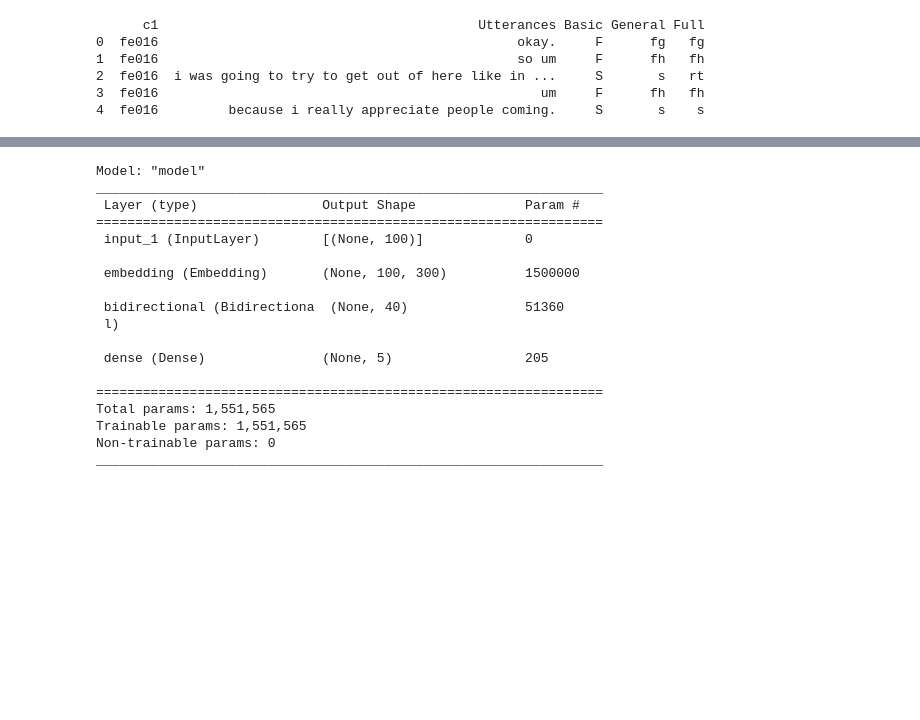
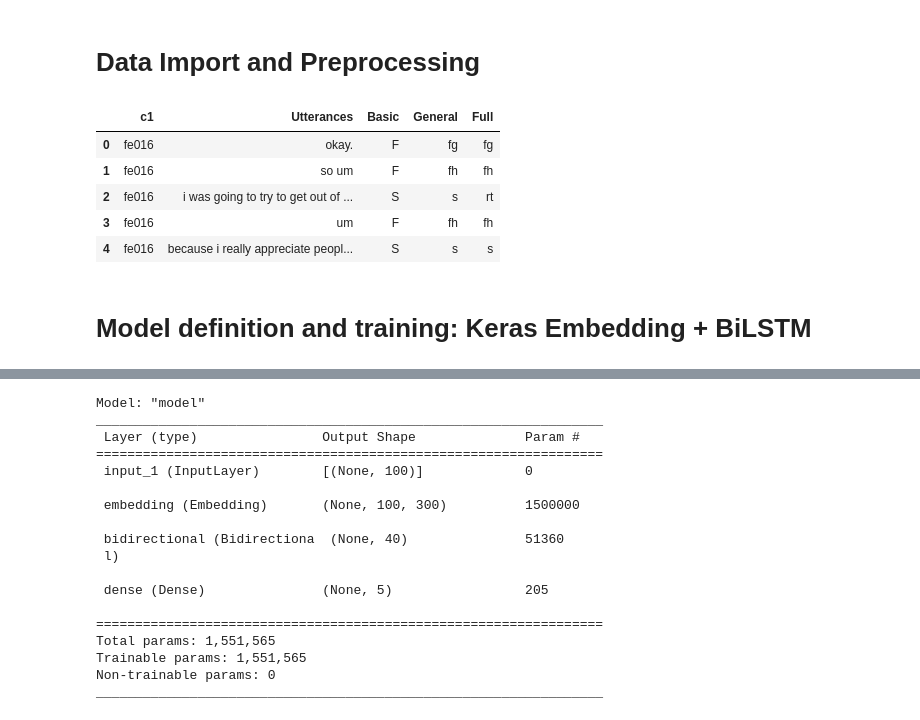
Before and after one commit to hitMaan351/Intents-Classification-in-dialogue, a Jupyter notebook: Models/1_KerasEmbedding+BiLSTM.ipynb, the cells around one changed output, grey strips where cells are left out. Cells and saved outputs as stored; diff of their text form; code cells hidden in the pictures; blank space fills up the shorter version.

```diff
--- a/Models/1_KerasEmbedding+BiLSTM.ipynb
+++ b/Models/1_KerasEmbedding+BiLSTM.ipynb
@@ -49,14 +27,23 @@ def DA_label_count(data):
+# %% [markdown]
+# Data Import and Preprocessing
+# %%
+def import_data_and_tokenizer(path_to_data):
+    #Import data
+    full_data = pd.read_csv(path_to_data, delimiter='|', names=column_names)
+
+    #Create tokenizer
+    tokenizer = Tokenizer(num_words = 5000, split=" ")
+    tokenizer.fit_on_texts(full_data['Utterances'].values)
+
+    return full_data, tokenizer
 # %%
-############ Renommage des colonnes grace aux talents de NLPeur  ################
-column_names = ['c1', 'Utterances', 'Basic', 'General', 'Full']
-
-full_data = pd.read_csv(path_to_project + 'Datasets/MRDA/mrda_data/full_set.txt', delimiter='|', names=column_names)
-# Afficher le DataFrame
-print(full_data.head())
+# We import the full dataset and we display it
+full_data, tokenizer = import_data_and_tokenizer(path_to_project + 'Datasets/MRDA/mrda_data/full_set.txt')
+full_data.head()
 # %% [output]
-      c1                                         Utterances Basic General Full
-0  fe016                                              okay.     F      fg   fg
-1  fe016                                              so um     F      fh   fh
-2  fe016  i was going to try to get out of here like in ...     S       s   rt
-3  fe016                                                 um     F      fh   fh
-4  fe016         because i really appreciate people coming.     S       s    s
+|  | c1 | Utterances | Basic | General | Full |
+| 0 | fe016 | okay. | F | fg | fg |
+| 1 | fe016 | so um | F | fh | fh |
+| 2 | fe016 | i was going to try to get out of ... | S | s | rt |
+| 3 | fe016 | um | F | fh | fh |
+| 4 | fe016 | because i really appreciate peopl... | S | s | s |
@@ -84,0 +74,2 @@ x_test = x_value(test_data)
+# %% [markdown]
+# Model definition and training: Keras Embedding + BiLSTM
```
Also changed, not shown: parts of 27 cells of this notebook.
